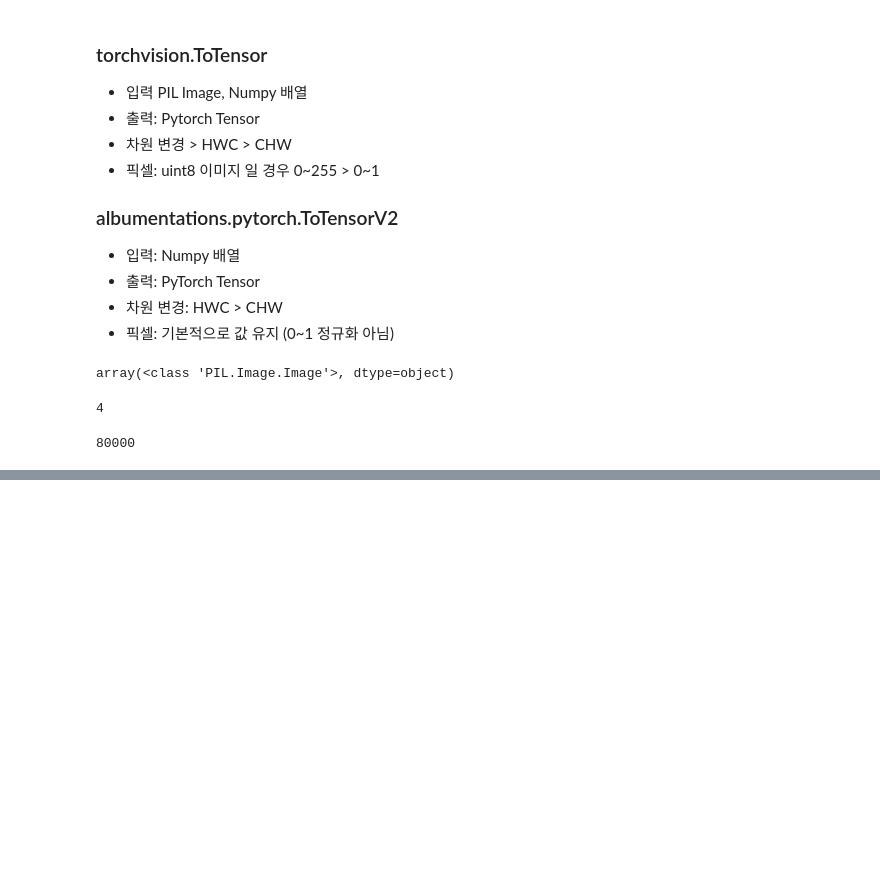
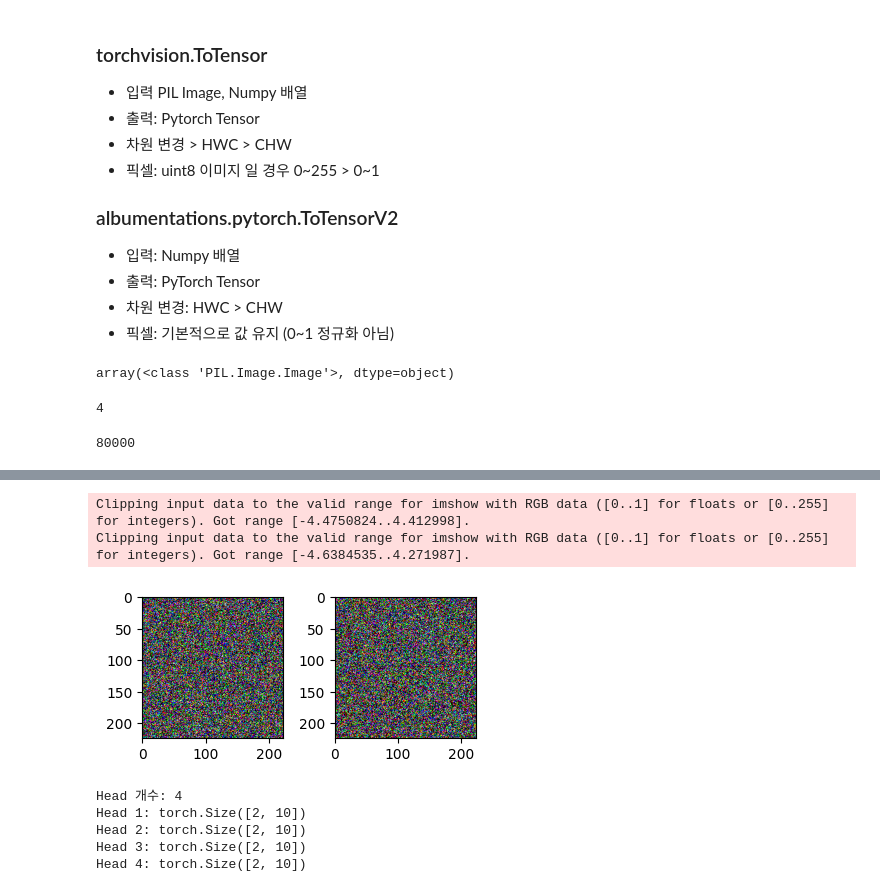
Before and after one commit to hurwan0629/lang-chain-KDT, a Jupyter notebook: 01_class/2026_09_11_NLP/8_ViT.ipynb, the cells around one changed output, grey strips where cells are left out. Saved outputs shown, nothing was run; the diff lists cells and outputs as text; code cells hidden in the pictures; blank space fills up the shorter version.

```diff
--- a/01_class/2026_09_11_NLP/8_ViT.ipynb
+++ b/01_class/2026_09_11_NLP/8_ViT.ipynb
@@ -436,0 +483,12 @@ targets: torch.Size([32, 4])
+# %%
+sample_input = torch.randn(2, 3, IMAGE_SIZE, IMAGE_SIZE, device=DEVICE)
+fig, axes = plt.subplots(1, 2, figsize=(4, 2))
+
+axes[0].imshow(sample_input[0].cpu().permute(1, 2, 0))
+axes[1].imshow(sample_input[1].cpu().permute(1, 2, 0))
+fig.tight_layout()
+plt.show()
+# %% [output]
+Clipping input data to the valid range for imshow with RGB data ([0..1] for floats or [0..255] for integers). Got range [-4.4750824..4.412998].
+Clipping input data to the valid range for imshow with RGB data ([0..1] for floats or [0..255] for integers). Got range [-4.6384535..4.271987].
+[figure, added]
@@ -436,0 +498,10 @@ targets: torch.Size([32, 4])
+# %%
+print("Head 개수:", len(sample_outputs))
+for i, out in enumerate(sample_outputs, start=1):
+  print(f"Head {i}: {out.shape}")
+# %% [output]
+Head 개수: 4
+Head 1: torch.Size([2, 10])
+Head 2: torch.Size([2, 10])
+Head 3: torch.Size([2, 10])
+Head 4: torch.Size([2, 10])
```
Also changed, not shown: parts of 18 cells of this notebook, 57 other files.
